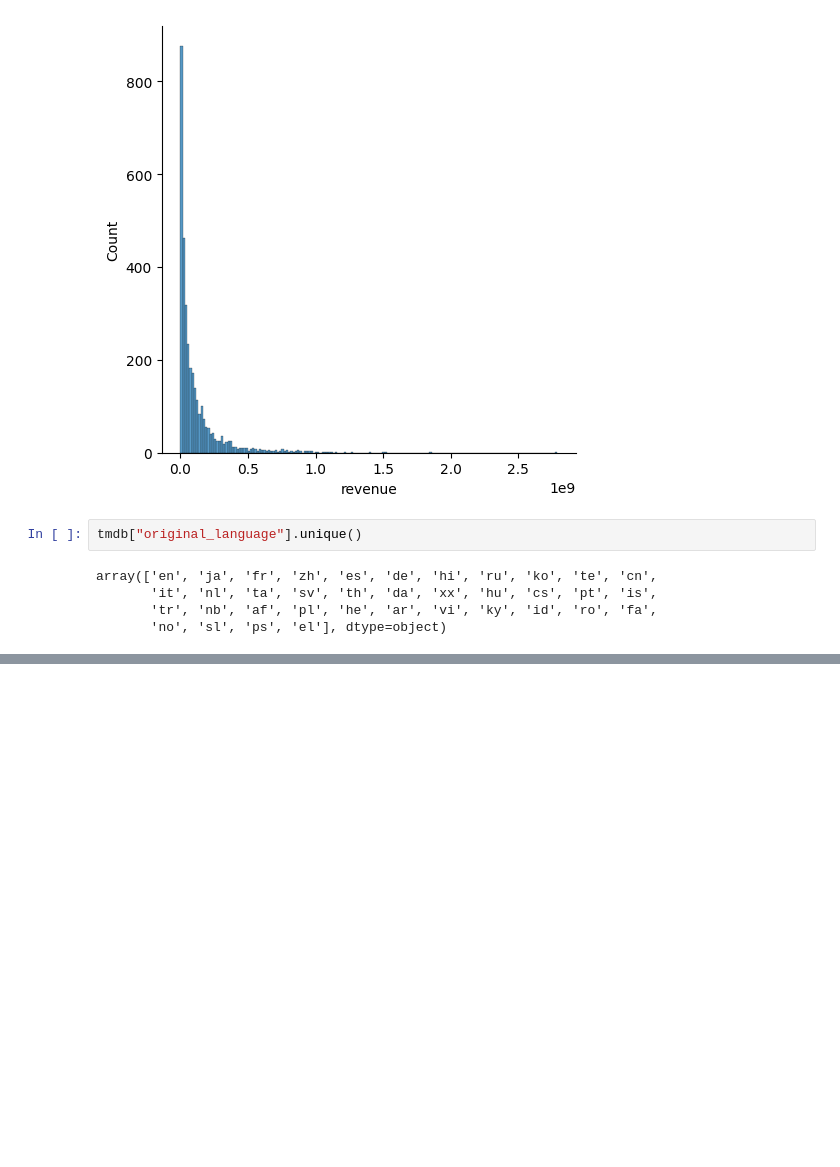
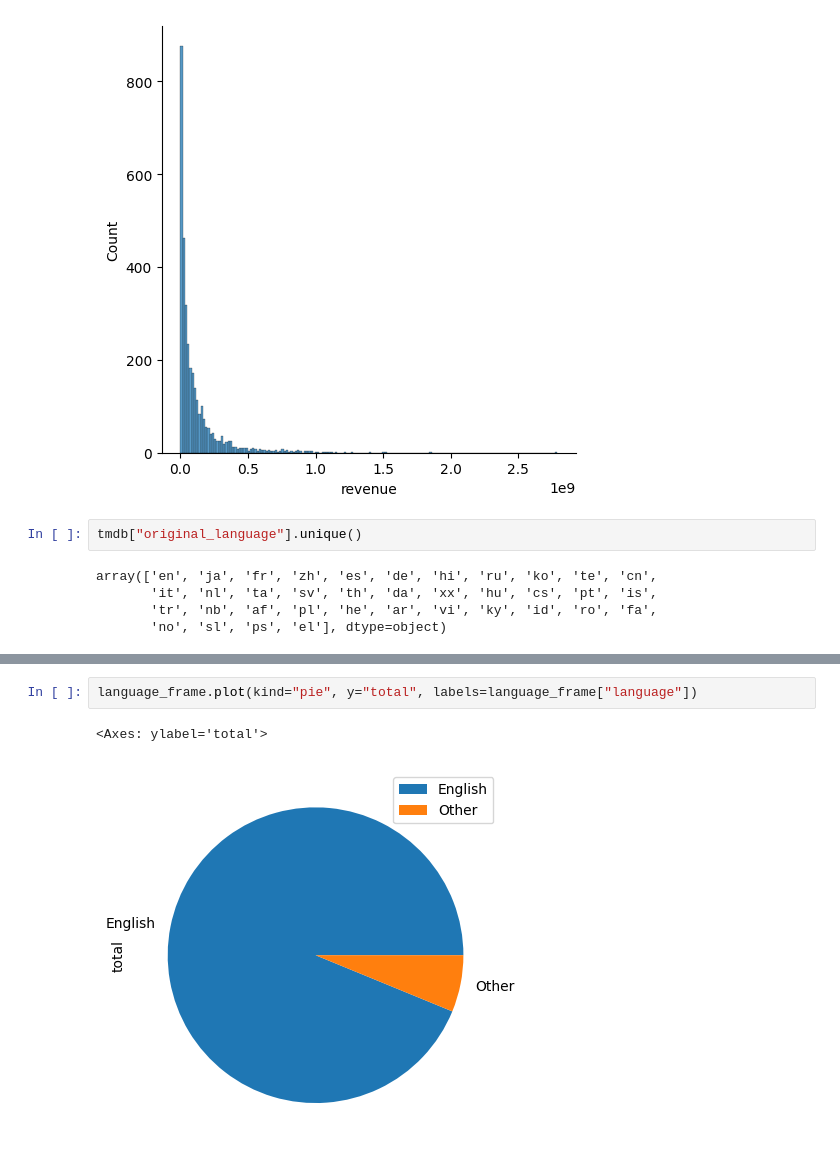
Before and after one commit to AdrielHigor/ds_learning, a Jupyter notebook: tmdb_movie_analysis.ipynb, the cells around one changed output, grey strips where cells are left out. Saved outputs shown, nothing was run; the diff lists cells and outputs as text; blank space fills up the shorter version.

```diff
--- a/tmdb_movie_analysis.ipynb
+++ b/tmdb_movie_analysis.ipynb
@@ -69,0 +142,5 @@ Name: count, dtype: int64
+# %%
+language_frame.plot(kind="pie", y="total", labels=language_frame["language"])
+# %% [output]
+<Axes: ylabel='total'>
+[figure, added]
```
Also changed, not shown: parts of 12 cells of this notebook, 1 other file.
